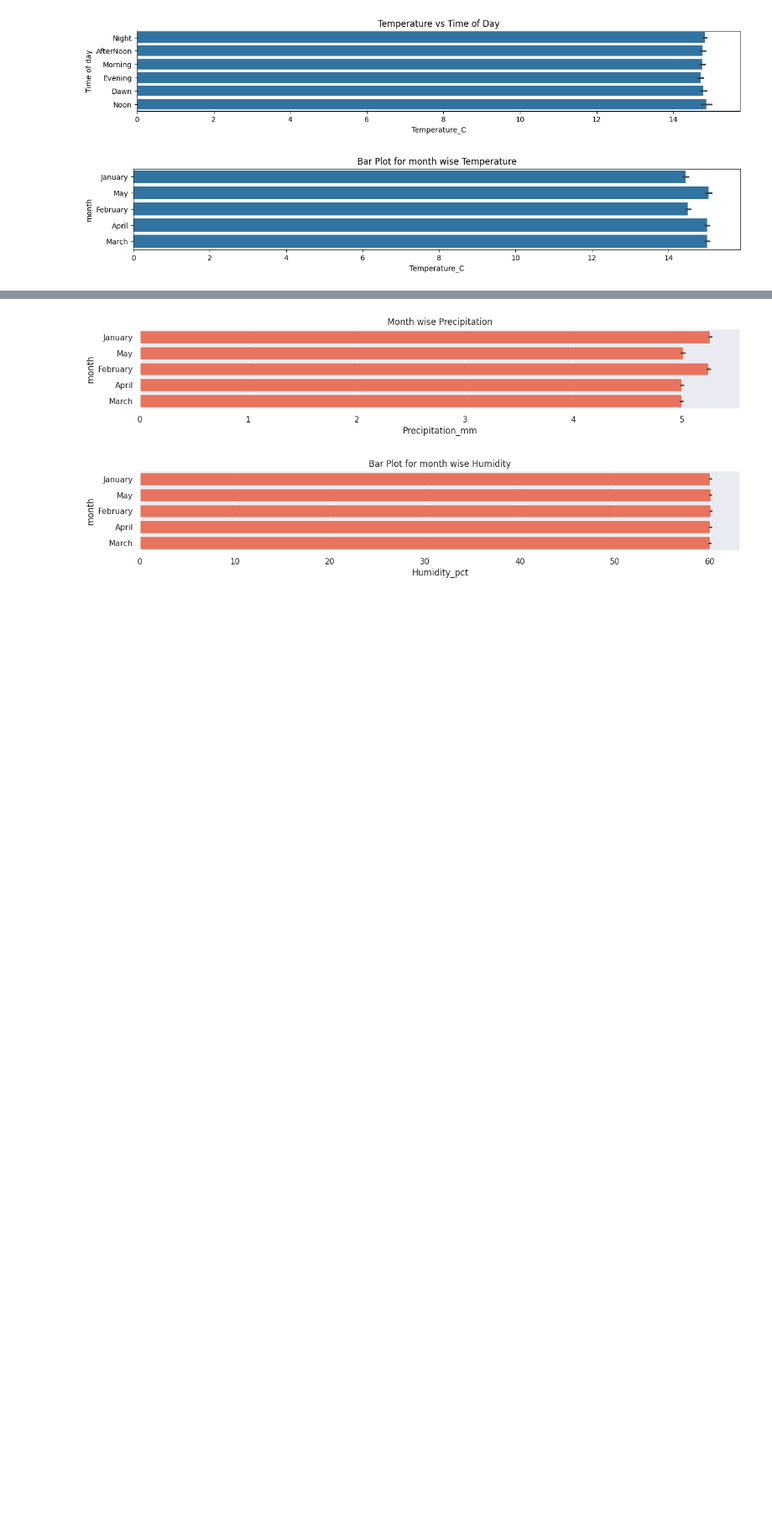
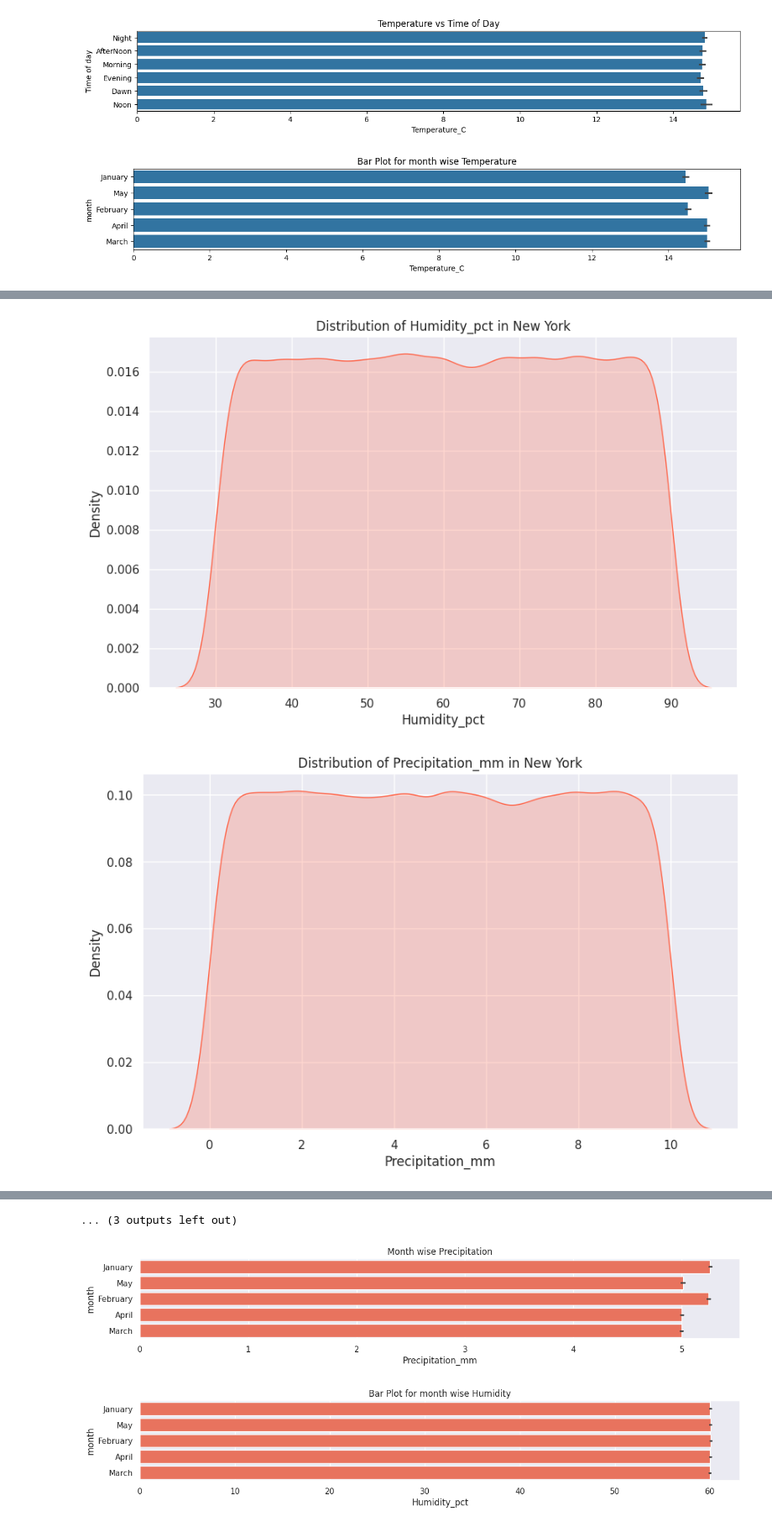
Before and after one commit to samyak-anand/Weather_forecast, a Jupyter notebook: code.ipynb, the cells around one changed output, grey strips where cells are left out. Shown at 84% size. Cells and saved outputs as stored; diff of their text form; code cells hidden in the pictures; blank space fills up the shorter version.

```diff
--- a/code.ipynb
+++ b/code.ipynb
@@ -325,0 +339,34 @@ plt.show()
+# %%
+import matplotlib.pyplot as plt
+import seaborn as sns
+
+# Setting the theme and custom palette
+sns.set_theme(style='darkgrid')
+custom_palette = ['#FF6347', '#4682B4', '#32CD32', '#FFD700']
+sns.set_palette(custom_palette)
+
+# Function to create KDE plots
+def plot_kde(location, attribute):
+    plt.figure(figsize=(10, 6))
+    sns.kdeplot(data=df[df['Location'] == location][attribute], fill=True)
+    plt.title(f'Distribution of {attribute} in {location}')
+    plt.show()
+
+# Function to create bar plots
+def plot_bar(attribute, title):
+    plt.figure(figsize=(15, 6))
+    sns.barplot(x=attribute, y='Location', data=df)
+    plt.title(title)
+    plt.show()
+
+# List of locations and attributes for KDE plots
+locations = ['New York', 'Phoenix', 'San Jose', 'Philadelphia']
+attributes = ['Humidity_pct', 'Precipitation_mm', 'Wind_Speed_kmh']
+
+# Generate KDE plots for each location and attribute
+for location in locations:
+    for attribute in attributes:
+        plot_kde(location, attribute)
+# %% [output]
+[figure, added]
+[figure, added]
@@ -325,0 +383 @@ plt.show()
+... (3 outputs left out)
```
Also changed, not shown: parts of 12 cells of this notebook.
